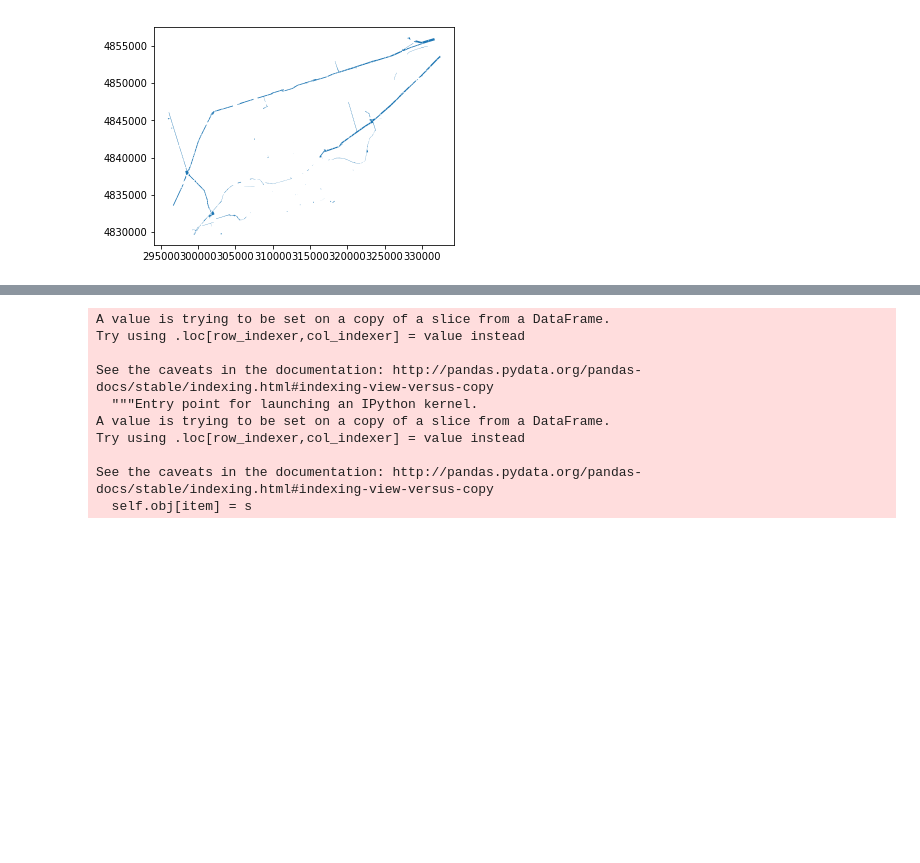
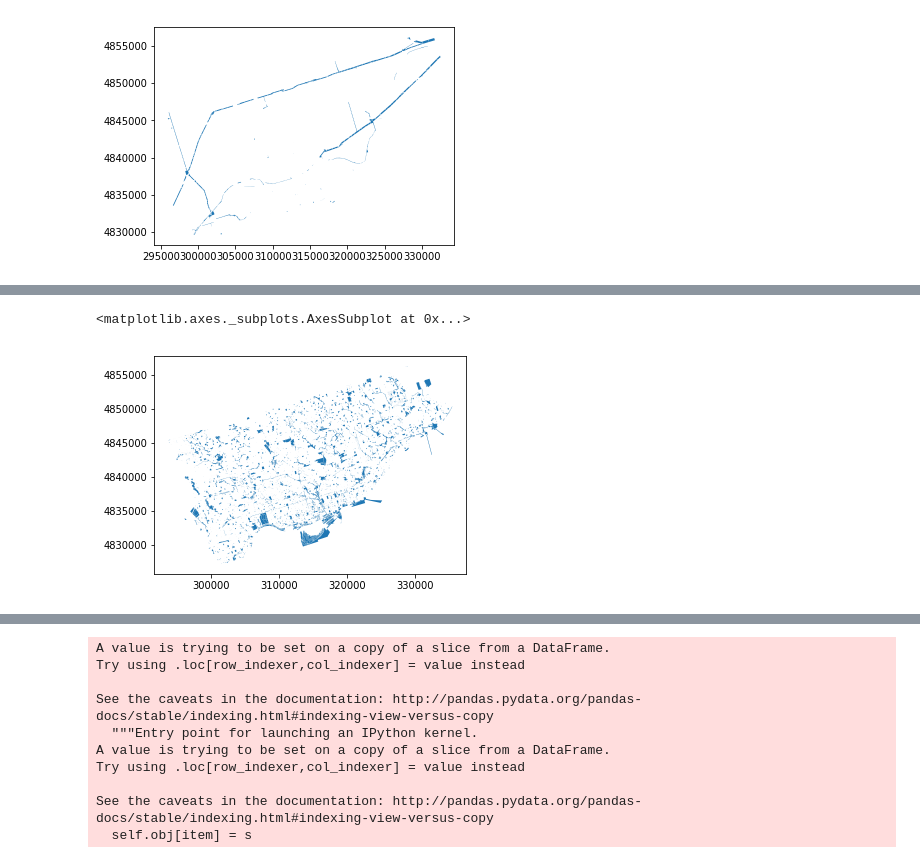
Before and after one commit to gcc-dav-official-github/production, a Jupyter notebook: projects/solar/code/hydro2city.ipynb, the cells around one changed output, grey strips where cells are left out. Cells and saved outputs as stored; diff of their text form; code cells hidden in the pictures; blank space fills up the shorter version.

```diff
--- a/projects/solar/code/hydro2city.ipynb
+++ b/projects/solar/code/hydro2city.ipynb
@@ -351 +500,6 @@ hydro_parcel.plot()
+# %%
+city_parcel.plot()
+# %% [output]
+<matplotlib.axes._subplots.AxesSubplot at 0x...>
+[figure, added]
 # %%
```
Also changed, not shown: parts of 22 cells of this notebook.
